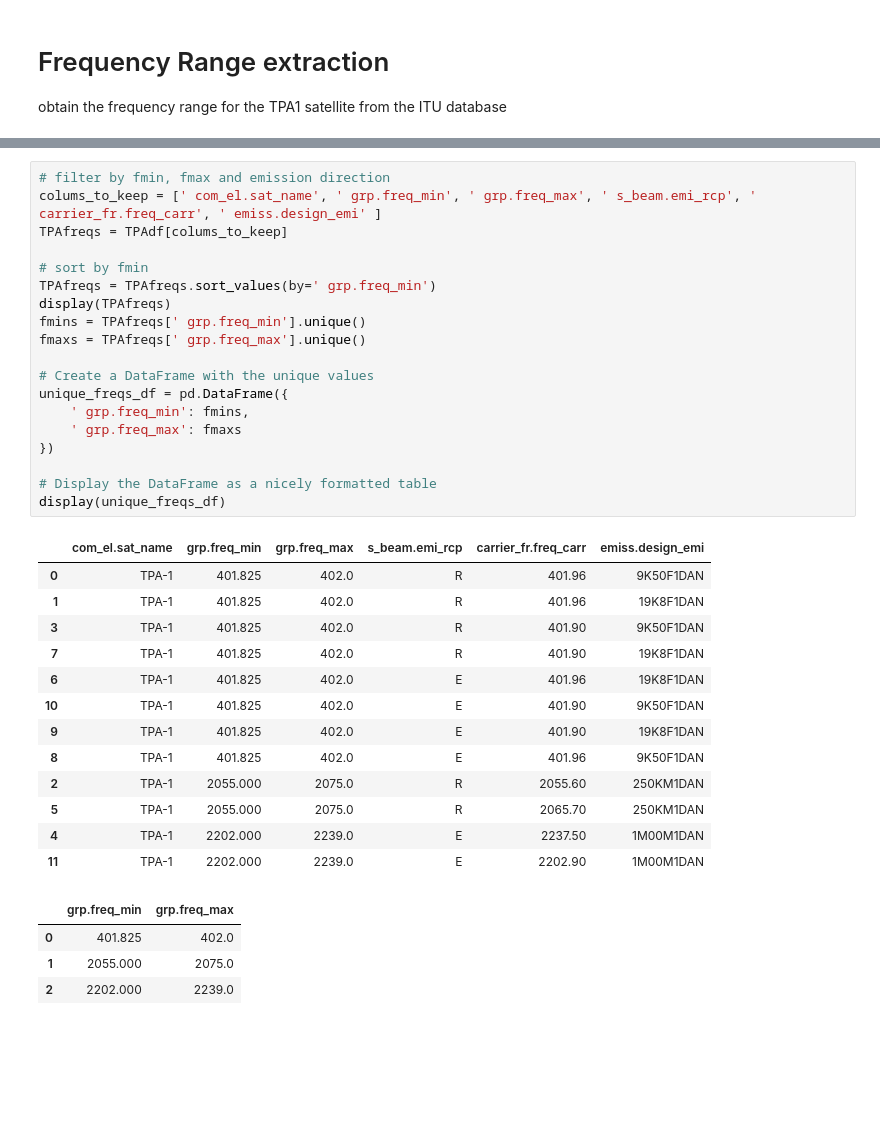
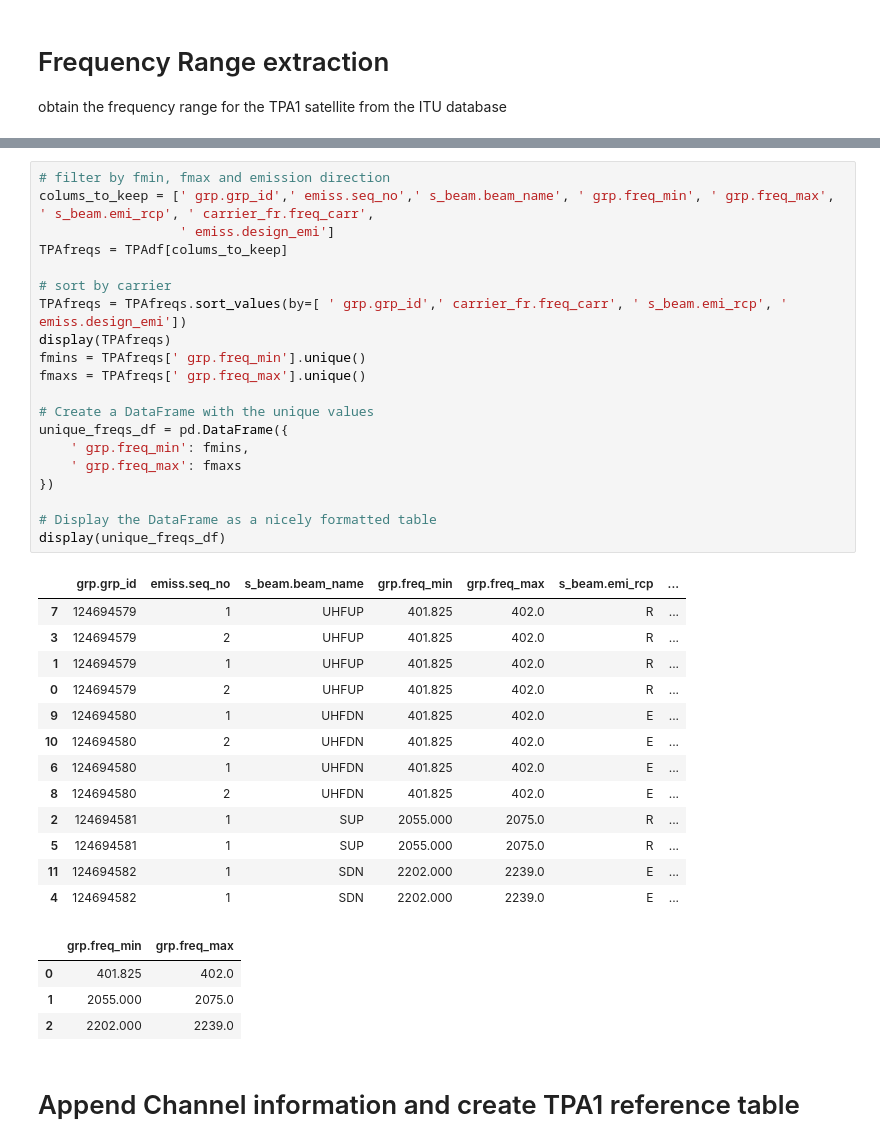
Before and after one commit to Mencarelli-Simone/TPA1_ITU_SE_SIEVE, a Jupyter notebook: tpa_frq_extraction.ipynb, the cells around one changed output, grey strips where cells are left out. Drawn from its saved outputs; the diff is of its cells as text; blank space fills up the shorter version.

```diff
--- a/tpa_frq_extraction.ipynb
+++ b/tpa_frq_extraction.ipynb
@@ -34,38 +42,41 @@ Index(['com_el.ntc_id', ' com_el.tgt_ntc_id', ' com_el.adm',
 # %%
 # filter by fmin, fmax and emission direction
-colums_to_keep = [' com_el.sat_name', ' grp.freq_min', ' grp.freq_max', ' s_beam.emi_rcp', ' carrier_fr.freq_carr', ' emiss.design_emi' ]
+colums_to_keep = [' grp.grp_id',' emiss.seq_no',' s_beam.beam_name', ' grp.freq_min', ' grp.freq_max', ' s_beam.emi_rcp', ' carrier_fr.freq_carr',
+                  ' emiss.design_emi']
 TPAfreqs = TPAdf[colums_to_keep]
 
-# sort by fmin
-TPAfreqs = TPAfreqs.sort_values(by=' grp.freq_min')
+# sort by carrier
+TPAfreqs = TPAfreqs.sort_values(by=[ ' grp.grp_id',' carrier_fr.freq_carr', ' s_beam.emi_rcp', ' emiss.design_emi'])
 display(TPAfreqs)
 fmins = TPAfreqs[' grp.freq_min'].unique()
 fmaxs = TPAfreqs[' grp.freq_max'].unique()
 
 # Create a DataFrame with the unique values
 unique_freqs_df = pd.DataFrame({
     ' grp.freq_min': fmins,
     ' grp.freq_max': fmaxs
 })
 
 # Display the DataFrame as a nicely formatted table
 display(unique_freqs_df)
 # %% [output]
-|  | com_el.sat_name | grp.freq_min | grp.freq_max | s_beam.emi_rcp | carrier_fr.freq_carr | emiss.design_emi |
-| 0 | TPA-1 | 401.825 | 402.0 | R | 401.96 | 9K50F1DAN |
-| 1 | TPA-1 | 401.825 | 402.0 | R | 401.96 | 19K8F1DAN |
-| 3 | TPA-1 | 401.825 | 402.0 | R | 401.90 | 9K50F1DAN |
-| 7 | TPA-1 | 401.825 | 402.0 | R | 401.90 | 19K8F1DAN |
-| 6 | TPA-1 | 401.825 | 402.0 | E | 401.96 | 19K8F1DAN |
-| 10 | TPA-1 | 401.825 | 402.0 | E | 401.90 | 9K50F1DAN |
-| 9 | TPA-1 | 401.825 | 402.0 | E | 401.90 | 19K8F1DAN |
-| 8 | TPA-1 | 401.825 | 402.0 | E | 401.96 | 9K50F1DAN |
-| 2 | TPA-1 | 2055.000 | 2075.0 | R | 2055.60 | 250KM1DAN |
-| 5 | TPA-1 | 2055.000 | 2075.0 | R | 2065.70 | 250KM1DAN |
-| 4 | TPA-1 | 2202.000 | 2239.0 | E | 2237.50 | 1M00M1DAN |
-| 11 | TPA-1 | 2202.000 | 2239.0 | E | 2202.90 | 1M00M1DAN |
+|  | grp.grp_id | emiss.seq_no | s_beam.beam_name | grp.freq_min | grp.freq_max | s_beam.emi_rcp | ... |
+| 7 | 124694579 | 1 | UHFUP | 401.825 | 402.0 | R | ... |
+| 3 | 124694579 | 2 | UHFUP | 401.825 | 402.0 | R | ... |
+| 1 | 124694579 | 1 | UHFUP | 401.825 | 402.0 | R | ... |
+| 0 | 124694579 | 2 | UHFUP | 401.825 | 402.0 | R | ... |
+| 9 | 124694580 | 1 | UHFDN | 401.825 | 402.0 | E | ... |
+| 10 | 124694580 | 2 | UHFDN | 401.825 | 402.0 | E | ... |
+| 6 | 124694580 | 1 | UHFDN | 401.825 | 402.0 | E | ... |
+| 8 | 124694580 | 2 | UHFDN | 401.825 | 402.0 | E | ... |
+| 2 | 124694581 | 1 | SUP | 2055.000 | 2075.0 | R | ... |
+| 5 | 124694581 | 1 | SUP | 2055.000 | 2075.0 | R | ... |
+| 11 | 124694582 | 1 | SDN | 2202.000 | 2239.0 | E | ... |
+| 4 | 124694582 | 1 | SDN | 2202.000 | 2239.0 | E | ... |
 |  | grp.freq_min | grp.freq_max |
 | 0 | 401.825 | 402.0 |
 | 1 | 2055.000 | 2075.0 |
 | 2 | 2202.000 | 2239.0 |
+# %% [markdown]
+# Append Channel information and create TPA1 reference table
 # %%
```
Also changed, not shown: parts of 5 cells of this notebook, 5 other files.
